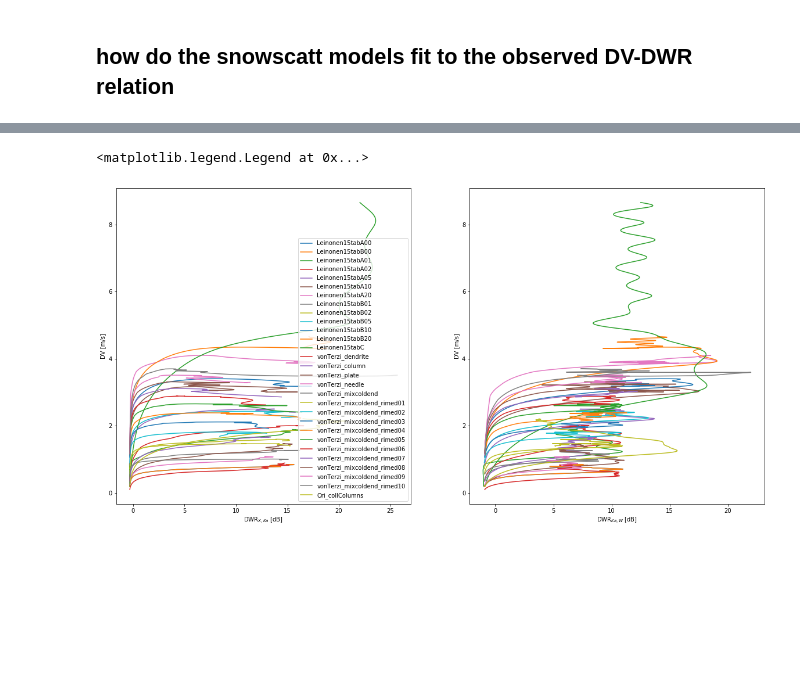
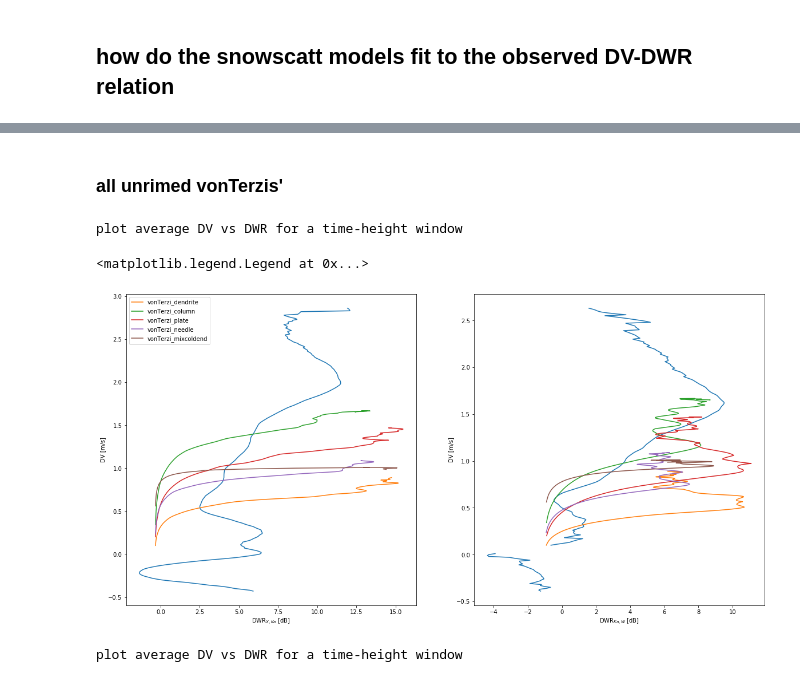
Before and after one commit to OPTIMICe-team/PSDretrieval, a Jupyter notebook: notebooks/ShowcaseRetrievalNewFromSample.ipynb, the cells around one changed output, grey strips where cells are left out. Cells and saved outputs as stored; diff of their text form; code cells hidden in the pictures; blank space fills up the shorter version.

```diff
--- a/notebooks/ShowcaseRetrievalNewFromSample.ipynb
+++ b/notebooks/ShowcaseRetrievalNewFromSample.ipynb
@@ -79,0 +83,18 @@ axes2[0].legend()
+# %% [markdown]
+### all unrimed vonTerzis'
+# %%
+fig2,axes2 = plt.subplots(nrows=1,ncols=2,figsize=(20,10))
+allParticleTypes        = [*snowScatt.snowLibrary._fileList.keys()]
+axes2 = pl.plotSDWRvsDVobs(SpecWindow,axes2)
+allUnrimVT = [k for k in allParticleTypes if ("vonTerzi_" in k and not "rimed" in k)]
+for pType in allUnrimVT:
+    #get spectral-resolved particle properties
+    Zx, Zk, Zw, Dmax, K2, vel = sc.model3fOne(pType)
+    #calculate spectral DWRs
+    DWRxk = Zx-Zk; DWRkw = Zk-Zw
+    axes2 = pl.plotSDWRvsDVmodel(vel,DWRxk,DWRkw,axes2,pType)
+axes2[0].legend()
+# %% [output]
+plot average DV vs DWR for a time-height window
+<matplotlib.legend.Legend at 0x...>
+[figure, added]
@@ -80,9 +103,9 @@ axes2[0].legend()
 # %%
 fig2,axes2 = plt.subplots(nrows=1,ncols=2,figsize=(20,10))
-#axes2 = pl.plotSDWRvsDVobs(SpecWindow,axes2) #why does this not work??
-#get names of all particle types
 allParticleTypes        = [*snowScatt.snowLibrary._fileList.keys()]
-for pType in allParticleTypes:
+axes2 = pl.plotSDWRvsDVobs(SpecWindow,axes2)
+allUnrimVT = [k for k in allParticleTypes if ("Leinonen" in k or "Ori" in k)]
+for pType in allUnrimVT:
     #get spectral-resolved particle properties
     Zx, Zk, Zw, Dmax, K2, vel = sc.model3fOne(pType)
     #calculate spectral DWRs
@@ -90,5 +113,4 @@ for pType in allParticleTypes:
     axes2 = pl.plotSDWRvsDVmodel(vel,DWRxk,DWRkw,axes2,pType)
 axes2[0].legend()
 # %% [output]
-<matplotlib.legend.Legend at 0x...>
+plot average DV vs DWR for a time-height window
-[figure, removed]
```
Also changed, not shown: parts of 4 cells of this notebook, 1 other file.
